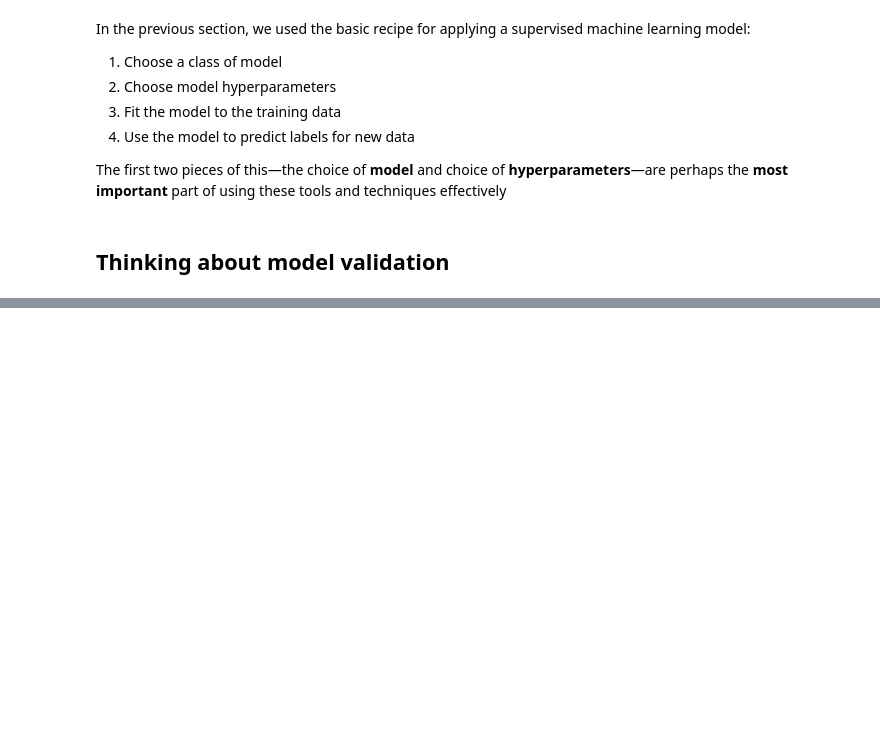
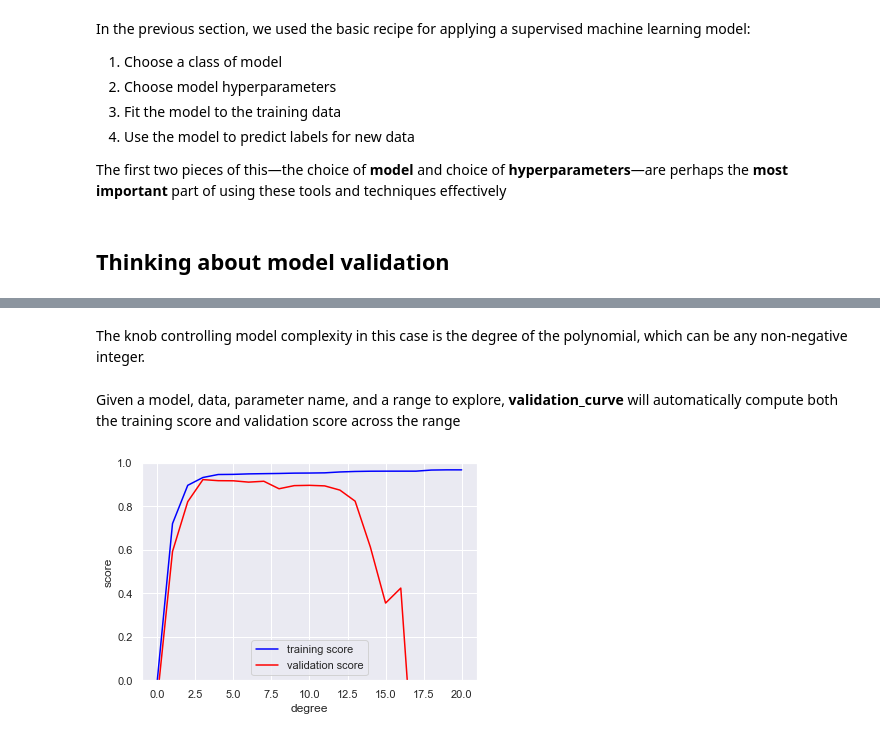
Before and after one commit to hanchiang/python-data-science-handbook, a Jupyter notebook: 5-machine-learning/5-machine-learning.ipynb, the cells around one changed output, grey strips where cells are left out. Drawn from its saved outputs; the diff is of its cells as text; code cells hidden in the pictures; blank space fills up the shorter version.

```diff
--- a/5-machine-learning/5-machine-learning.ipynb
+++ b/5-machine-learning/5-machine-learning.ipynb
@@ -448,0 +639,19 @@ The first two pieces of this—the choice of **model** and choice of **hyperpara
+# %% [markdown]
+The knob controlling model complexity in this case is the degree of the polynomial,
+which can be any non-negative integer.
+# %% [markdown]
+Given a model, data, parameter name, and a range to explore, **validation_curve** will automatically compute both the training score and validation score across the range
+# %%
+from sklearn.model_selection import validation_curve
+
+degree = np.arange(0, 21)
+train_score, val_score = validation_curve(PolynomialRegression(), X=X, y=y,
+param_name='polynomialfeatures__degree', param_range=degree, cv=7)
+plt.plot(degree, np.median(train_score, 1), color='blue', label='training score')
+plt.plot(degree, np.median(val_score, 1), color='red', label='validation score')
+plt.legend(loc='best')
+plt.ylim(0, 1)
+plt.xlabel('degree')
+plt.ylabel('score');
+# %% [output]
+[figure, added]
```
Also changed, not shown: parts of 70 cells of this notebook, 10 other files.
